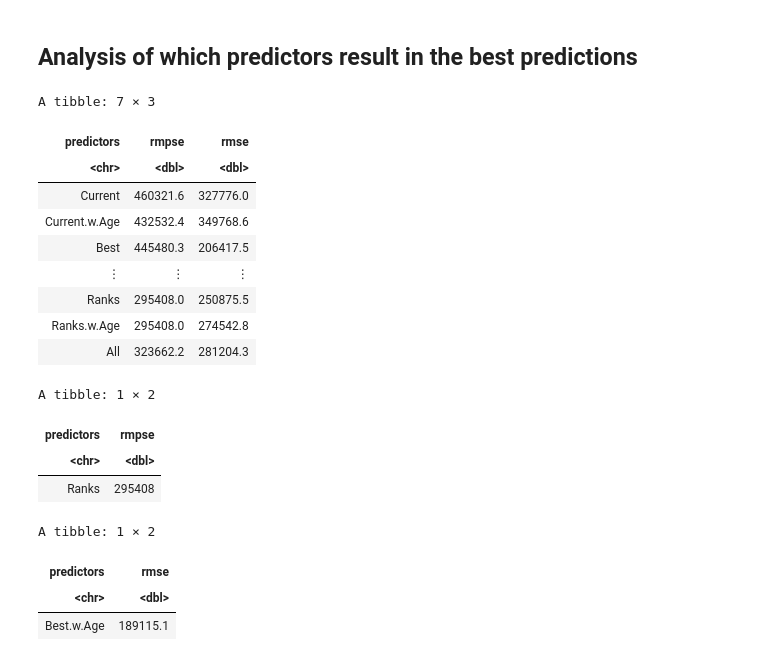
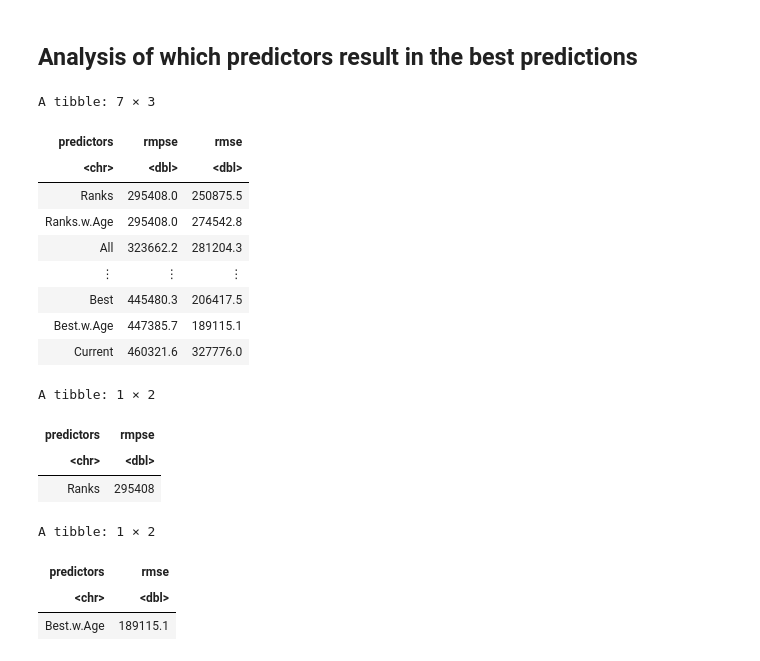
Before and after one commit to mnvibhakar/TennisSalaryProject, a Jupyter notebook: Nolan_Worksheet.ipynb, the cells around one changed output. Drawn from its saved outputs; the diff is of its cells as text; code cells hidden in the pictures.

```diff
--- a/Nolan_Worksheet.ipynb
+++ b/Nolan_Worksheet.ipynb
@@ -668,38 +531,41 @@ tennis_plot_rank_all
 # %% [markdown]
 ## Analysis of which predictors result in the best predictions
 # %%
+options(repr.plot.width = 15, repr.plot.height = 7)
 tennis_predictors_results <- tibble(predictors = c("Current", "Current.w.Age", "Best", "Best.w.Age",
                                                    "Ranks", "Ranks.w.Age", "All"),
                                     rmpse = c(tennis_rmpse_current, tennis_rmpse_age,
                                               tennis_rmpse_best, tennis_rmpse_best_age,
                                               tennis_rmpse_ranks, tennis_rmpse_ranks_age,
                                               tennis_rmpse_all),
                                     rmse = c(tennis_rmse_current, tennis_rmse_age,
                                           tennis_rmse_best, tennis_rmse_best_age,
                                           tennis_rmse_ranks, tennis_rmse_ranks_age,
-                                          tennis_rmse_all))
+                                          tennis_rmse_all)) |>
+    arrange(rmpse)
 tennis_best_rmpse <- tennis_predictors_results |>
     arrange(rmpse) |>
     select(-rmse) |>
     slice(1)
 tennis_best_rmse <- tennis_predictors_results |>
     arrange(rmse) |>
     select(-rmpse) |>
     slice(1)
+
 tennis_predictors_results
 tennis_best_rmpse
 tennis_best_rmse
 # %% [output]
 A tibble: 7 × 3
 | predictors | rmpse | rmse |
 | <chr> | <dbl> | <dbl> |
-| Current | 460321.6 | 327776.0 |
-| Current.w.Age | 432532.4 | 349768.6 |
-| Best | 445480.3 | 206417.5 |
-| ⋮ | ⋮ | ⋮ |
 | Ranks | 295408.0 | 250875.5 |
 | Ranks.w.Age | 295408.0 | 274542.8 |
 | All | 323662.2 | 281204.3 |
+| ⋮ | ⋮ | ⋮ |
+| Best | 445480.3 | 206417.5 |
+| Best.w.Age | 447385.7 | 189115.1 |
+| Current | 460321.6 | 327776.0 |
 A tibble: 1 × 2
 | predictors | rmpse |
 | <chr> | <dbl> |
```
Also changed, not shown: parts of 8 cells of this notebook.
